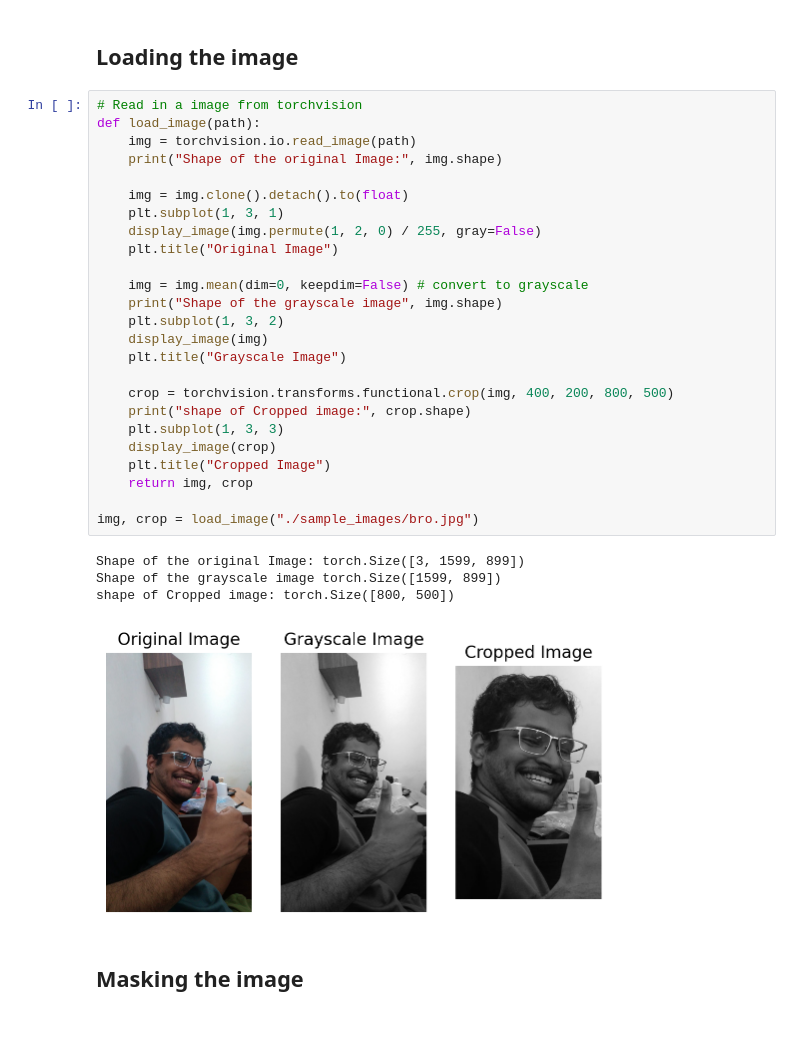
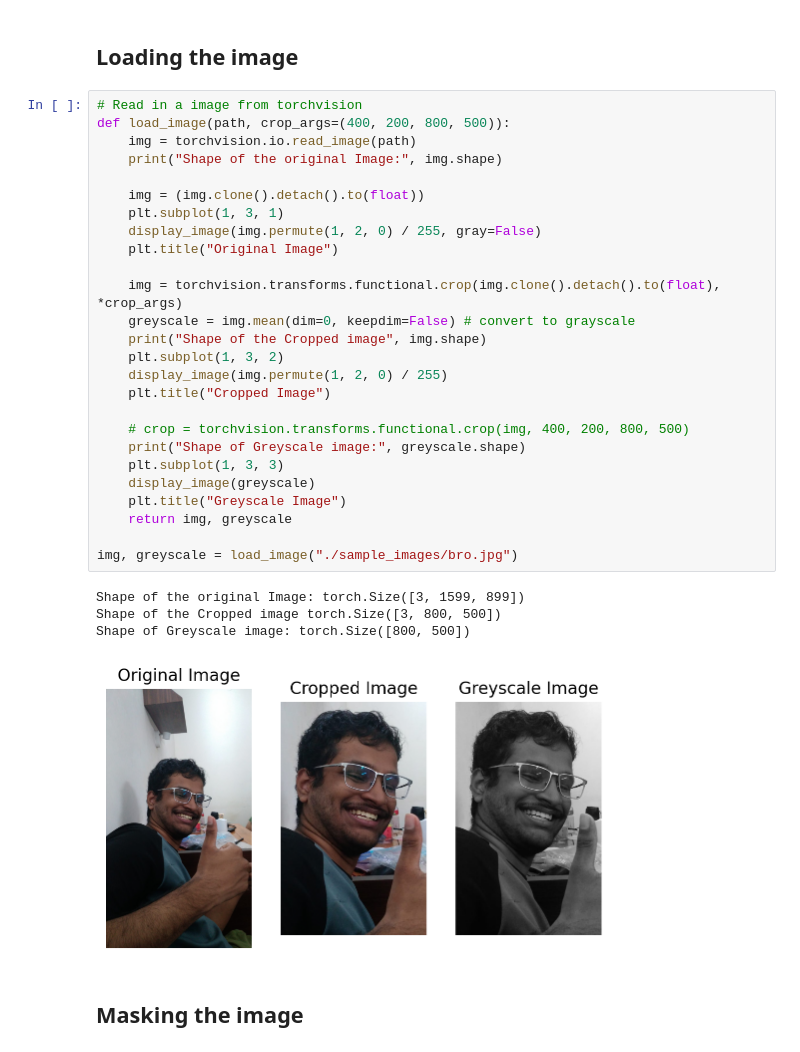
Before and after one commit to Karan-Gandhi/ES335-Assignment-2, a Jupyter notebook: task4.ipynb, the cells around one changed output. Saved outputs shown, nothing was run; the diff lists cells and outputs as text.

```diff
--- a/task4.ipynb
+++ b/task4.ipynb
@@ -46,33 +56,34 @@ def mask_image(img, prop):
 ## Loading the image
 # %%
 # Read in a image from torchvision
-def load_image(path):
+def load_image(path, crop_args=(400, 200, 800, 500)):
 	img = torchvision.io.read_image(path)
 	print("Shape of the original Image:", img.shape)
 
-	img = img.clone().detach().to(float)
+	img = (img.clone().detach().to(float))
 	plt.subplot(1, 3, 1)
 	display_image(img.permute(1, 2, 0) / 255, gray=False)
 	plt.title("Original Image")
 
-	img = img.mean(dim=0, keepdim=False) # convert to grayscale
-	print("Shape of the grayscale image", img.shape)
+	img = torchvision.transforms.functional.crop(img.clone().detach().to(float), *crop_args)
+	greyscale = img.mean(dim=0, keepdim=False) # convert to grayscale
+	print("Shape of the Cropped image", img.shape)
 	plt.subplot(1, 3, 2)
-	display_image(img)
-	plt.title("Grayscale Image")
+	display_image(img.permute(1, 2, 0) / 255)
+	plt.title("Cropped Image")
 
-	crop = torchvision.transforms.functional.crop(img, 400, 200, 800, 500)
-	print("shape of Cropped image:", crop.shape)
+	# crop = torchvision.transforms.functional.crop(img, 400, 200, 800, 500)
+	print("Shape of Greyscale image:", greyscale.shape)
 	plt.subplot(1, 3, 3)
-	display_image(crop)
-	plt.title("Cropped Image")
-	return img, crop
+	display_image(greyscale)
+	plt.title("Greyscale Image")
+	return img, greyscale
 
-img, crop = load_image("./sample_images/bro.jpg")
+img, greyscale = load_image("./sample_images/bro.jpg")
 # %% [output]
 Shape of the original Image: torch.Size([3, 1599, 899])
-Shape of the grayscale image torch.Size([1599, 899])
-shape of Cropped image: torch.Size([800, 500])
+Shape of the Cropped image torch.Size([3, 800, 500])
+Shape of Greyscale image: torch.Size([800, 500])
-[figure, old version]
+[figure, new version]
 # %% [markdown]
 ## Masking the image
```
Also changed, not shown: parts of 16 cells of this notebook.
